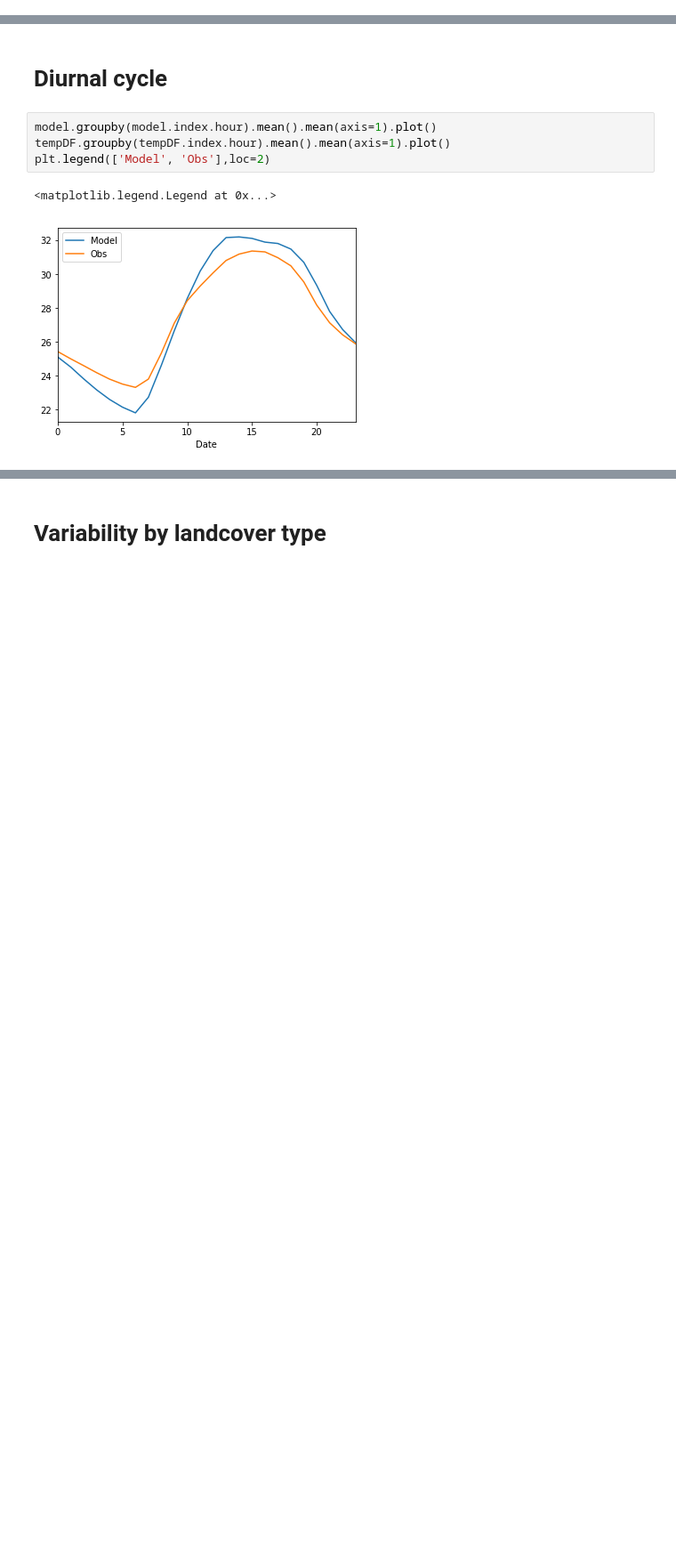
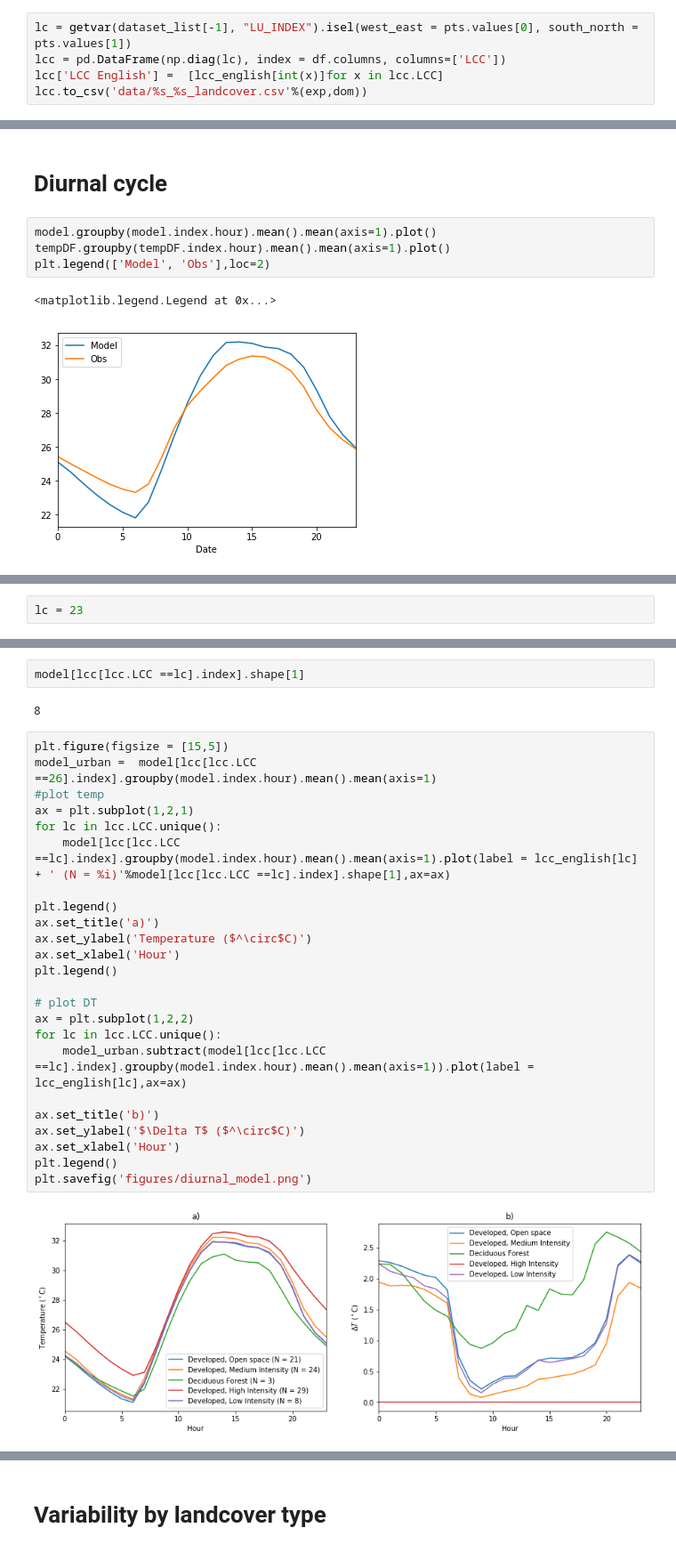
Before and after one commit to gottscott/finalthesischapter, a Jupyter notebook: ModelledCharacteristicsBaltimoreUHI.ipynb, the cells around one changed output, grey strips where cells are left out. Shown: that part at 89% size. Drawn from its saved outputs; the diff is of its cells as text; blank space fills up the shorter version.

```diff
--- a/ModelledCharacteristicsBaltimoreUHI.ipynb
+++ b/ModelledCharacteristicsBaltimoreUHI.ipynb
@@ -134,3 +129,8 @@ UCM+SST_d03_allpoints.csv
+# %%
+lc = getvar(dataset_list[-1], "LU_INDEX").isel(west_east = pts.values[0], south_north = pts.values[1])
+lcc = pd.DataFrame(np.diag(lc), index = df.columns, columns=['LCC'])
+lcc['LCC English'] =  [lcc_english[int(x)]for x in lcc.LCC]
+lcc.to_csv('data/%s_%s_landcover.csv'%(exp,dom))
 # %%
 np.diagonal(t2.isel(west_east = pts.values[0], south_north = pts.values[1]), axis1=1,axis2=2)
 # %% [output]
@@ -290,0 +289,2 @@ plt.legend(['Model', 'Obs'],loc=2)
+# %%
+lc = 23
@@ -290,0 +304,30 @@ plt.legend(['Model', 'Obs'],loc=2)
+# %%
+model[lcc[lcc.LCC ==lc].index].shape[1]
+# %% [output]
+8
+# %%
+plt.figure(figsize = [15,5])
+model_urban =  model[lcc[lcc.LCC ==26].index].groupby(model.index.hour).mean().mean(axis=1)
+#plot temp
+ax = plt.subplot(1,2,1)
+for lc in lcc.LCC.unique():
+    model[lcc[lcc.LCC ==lc].index].groupby(model.index.hour).mean().mean(axis=1).plot(label = lcc_english[lc] + ' (N = %i)'%model[lcc[lcc.LCC ==lc].index].shape[1],ax=ax)
+
+plt.legend()
+ax.set_title('a)')
+ax.set_ylabel('Temperature ($^\circ$C)')
+ax.set_xlabel('Hour')
+plt.legend()
+
+# plot DT
+ax = plt.subplot(1,2,2)
+for lc in lcc.LCC.unique():
+    model_urban.subtract(model[lcc[lcc.LCC ==lc].index].groupby(model.index.hour).mean().mean(axis=1)).plot(label = lcc_english[lc],ax=ax)
+
+ax.set_title('b)')
+ax.set_ylabel('$\Delta T$ ($^\circ$C)')
+ax.set_xlabel('Hour')
+plt.legend()
+plt.savefig('figures/diurnal_model.png')
+# %% [output]
+[figure, added]
```
Also changed, not shown: parts of 23 cells of this notebook, 1 other file.
